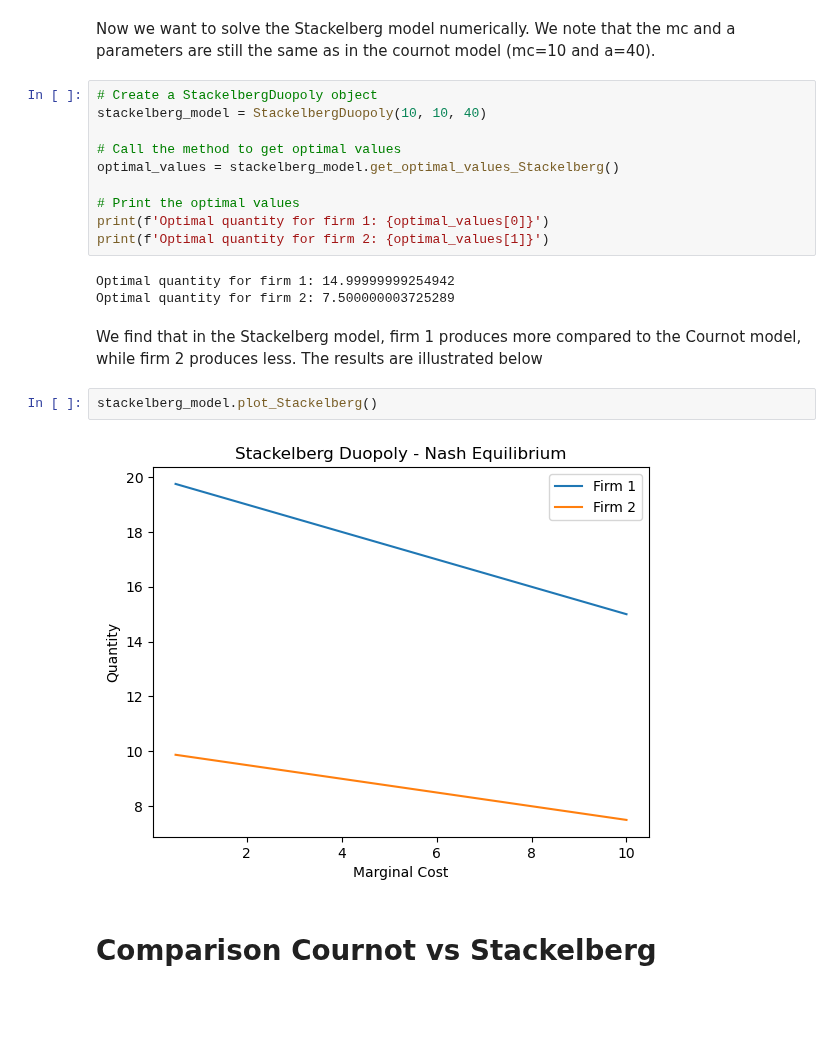
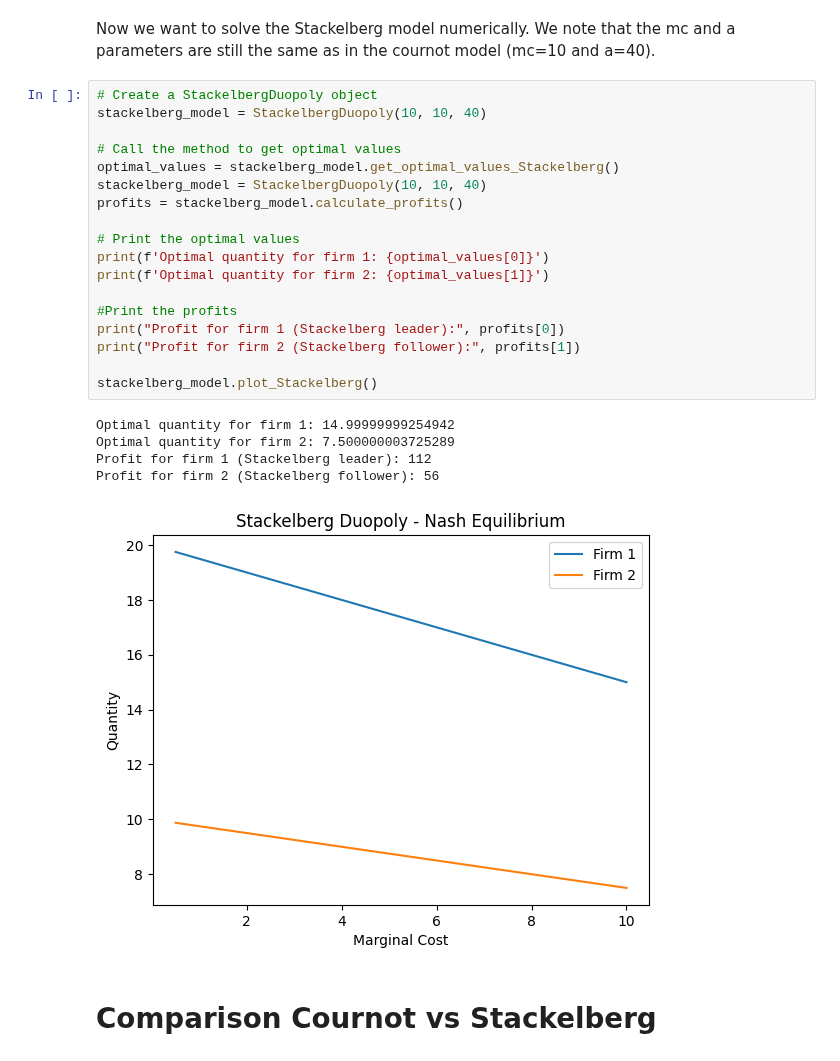
Before and after one commit to NumEconCopenhagen/projects-2023-icehot1, a Jupyter notebook: modelproject/modelproject.ipynb, the cells around one changed output. Cells and saved outputs as stored; diff of their text form; blank space fills up the shorter version.

Commit message:
modelupload

```diff
--- a/modelproject/modelproject.ipynb
+++ b/modelproject/modelproject.ipynb
@@ -251,22 +280,27 @@ Now we want to solve the Stackelberg model numerically. We note that the mc and
 # %%
 # Create a StackelbergDuopoly object
 stackelberg_model = StackelbergDuopoly(10, 10, 40)
 
 # Call the method to get optimal values
 optimal_values = stackelberg_model.get_optimal_values_Stackelberg()
+stackelberg_model = StackelbergDuopoly(10, 10, 40)
+profits = stackelberg_model.calculate_profits()
 
 # Print the optimal values
 print(f'Optimal quantity for firm 1: {optimal_values[0]}')
 print(f'Optimal quantity for firm 2: {optimal_values[1]}')
+
+#Print the profits
+print("Profit for firm 1 (Stackelberg leader):", profits[0])
+print("Profit for firm 2 (Stackelberg follower):", profits[1])
+
+stackelberg_model.plot_Stackelberg()
 # %% [output]
 Optimal quantity for firm 1: 14.99999999254942
 Optimal quantity for firm 2: 7.500000003725289
+Profit for firm 1 (Stackelberg leader): 112
+Profit for firm 2 (Stackelberg follower): 56
+[figure, added]
-# %% [markdown]
-We find that in the Stackelberg model, firm 1 produces more compared to the Cournot model, while firm 2 produces less. The results are illustrated below
-# %%
-stackelberg_model.plot_Stackelberg()
-# %% [output]
-[figure, removed]
 # %% [markdown]
 # Comparison Cournot vs Stackelberg #
 # %% [markdown]
```
Also changed, not shown: parts of 29 cells of this notebook, 1 other file.
